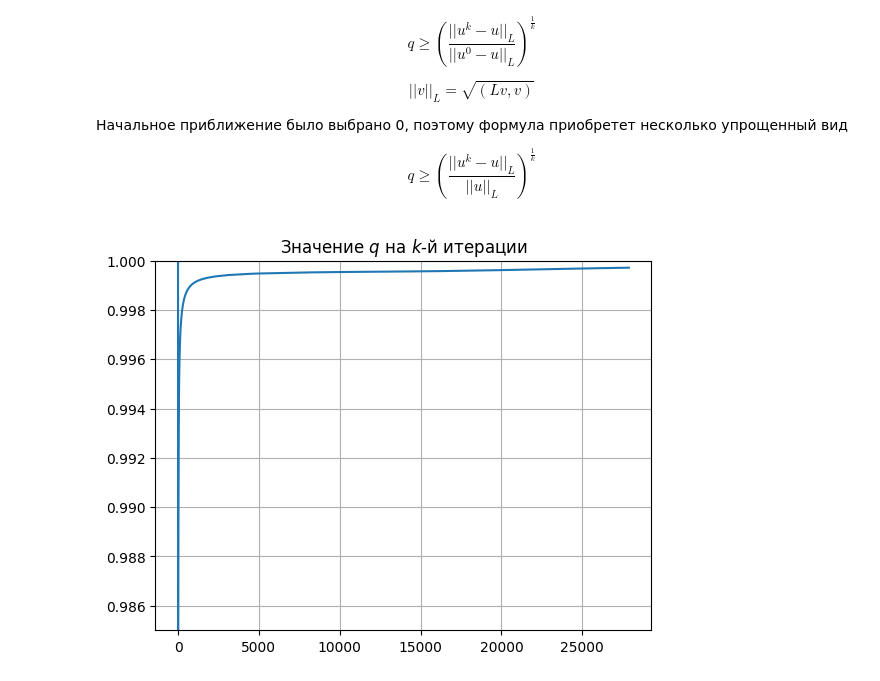
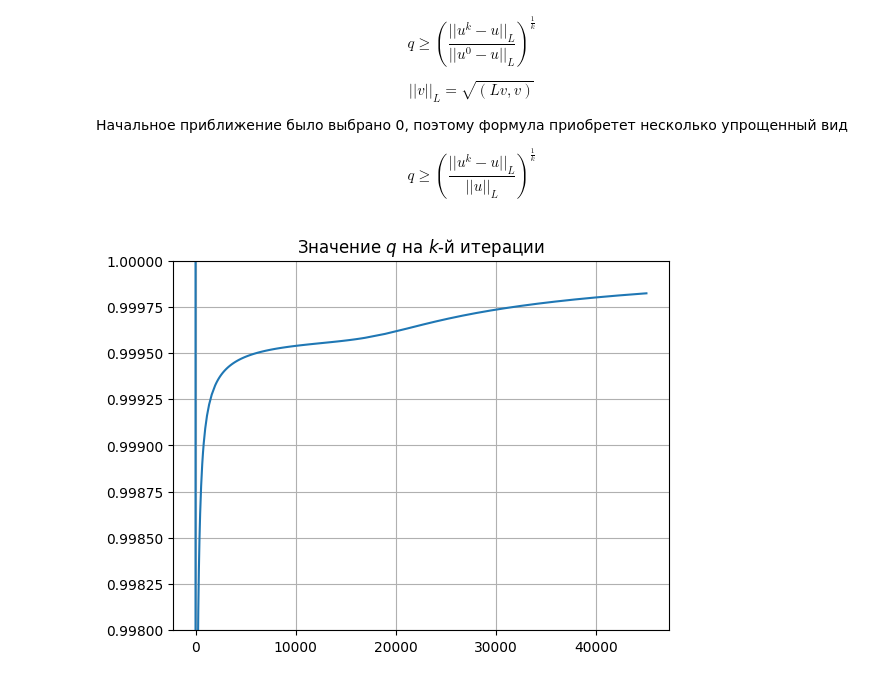
Before and after one commit to Xopppek/num_methods_sem7, a Jupyter notebook: lab2/lab2.ipynb, the cells around one changed output. Cells and saved outputs as stored; diff of their text form; code cells hidden in the pictures.

```diff
--- a/lab2/lab2.ipynb
+++ b/lab2/lab2.ipynb
@@ -90,7 +90,7 @@ epsilon = 1e-6
 F = RHS(X, Y, h_x, h_y)
 r = OpL(u, h_x, h_y) - F
 
-while np.abs((r**2).sum() > epsilon):
+while LA.norm(r) > epsilon:
     Lr = OpL(r, h_x, h_y)
     u += Lr.ravel().dot(r.ravel()) / LA.norm(Lr)**2 * (F - OpL(u, h_x, h_y))
     u -= u.mean() # нормировка
@@ -140,7 +140,7 @@ for h_i in steps:
     F = RHS(X, Y, h_x, h_y)
     r = OpL(u, h_x, h_y) - F
 
-    while np.abs((r**2).sum() > epsilon):
+    while LA.norm(r) > epsilon:
         Lr = OpL(r, h_x, h_y)
         u += Lr.ravel().dot(r.ravel()) / LA.norm(Lr)**2 * (F - OpL(u, h_x, h_y))
         u -= u.mean() # нормировка
@@ -170,7 +170,7 @@ errs = [np.max(np.abs(analitical(X, Y) - u))]
 F = RHS(X, Y, h_x, h_y)
 r = OpL(u, h_x, h_y) - F
 
-while np.abs((r**2).sum() > epsilon):
+while LA.norm(r) > epsilon:
     Lr = OpL(r, h_x, h_y)
     u += Lr.ravel().dot(r.ravel()) / LA.norm(Lr)**2 * (F - OpL(u, h_x, h_y))
     u -= u.mean() # нормировка
@@ -209,7 +209,7 @@ qs = [np.power(np.sqrt((OpL(u - analitical(X, Y), h_x, h_y) * (u - analitical(X,
 F = RHS(X, Y, h_x, h_y)
 r = OpL(u, h_x, h_y) - F
 
-while np.abs((r**2).sum() > epsilon):
+while LA.norm(r) > epsilon:
     Lr = OpL(r, h_x, h_y)
     u += Lr.ravel().dot(r.ravel()) / LA.norm(Lr)**2 * (F - OpL(u, h_x, h_y))
     u -= u.mean() # нормировка
@@ -220,8 +220,8 @@ while np.abs((r**2).sum() > epsilon):
 # %%
 plt.plot(range(1, iter_num + 1), qs)
 plt.grid(True)
 plt.title("Значение $q$ на $k$-й итерации")
-plt.ylim(0.985, 1)
+plt.ylim(0.998, 1)
 plt.show()
 # %% [output]
-[figure, old version]
+[figure, new version]
```
Also changed, not shown: parts of 1 cell of this notebook, 3 other files.
